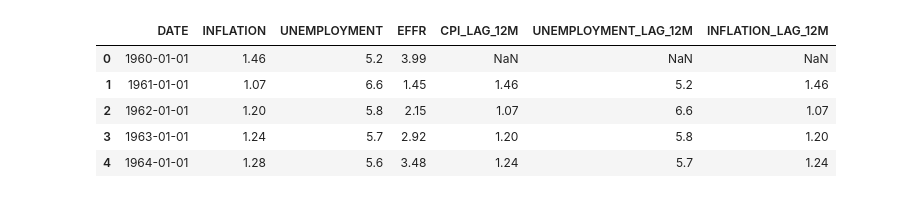
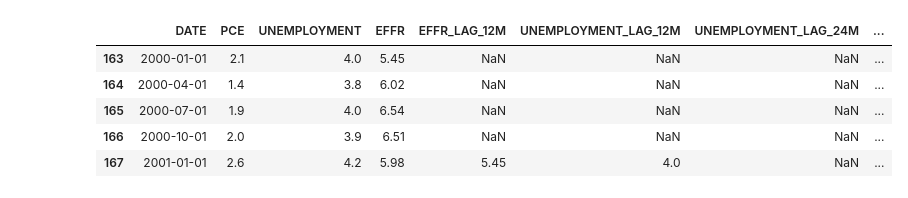
Before and after one commit to himalayahall/DATA608, a Jupyter notebook: Story 2/Story2.ipynb, the cells around one changed output. Saved outputs shown, nothing was run; the diff lists cells and outputs as text; code cells hidden in the pictures.

```diff
--- a/Story 2/Story2.ipynb
+++ b/Story 2/Story2.ipynb
@@ -59,0 +53,4 @@ inflation.head()
+# %%
+pce = pd.read_csv('pce.csv')
+print(len(pce))
+pce.tail(n = 20)
@@ -60,6 +76,6 @@ inflation.head()
 # %%
-merged = unrate.merge(inflation, on='DATE')
-merged = merged.merge(effr, on='DATE')
+merged = effr.merge(unrate, on='DATE')
+merged = merged.merge(pce, on='DATE')
 
 unrate_col = merged.pop('UNEMPLOYMENT')
 effr_col = merged.pop('EFFR')
@@ -80,0 +97,3 @@ merged.head()
+# %%
+merged = merged[merged['DATE'] >= '2000-01-01']
+merged.head(n = 10)
@@ -81,11 +121,18 @@ merged.head()
 # %%
-merged['INFLATION_LAG_12M'] = merged['INFLATION'].shift(1)
-merged['UNEMPLOYMENT_LAG_12M'] = merged['UNEMPLOYMENT'].shift(1)
+merged['EFFR_LAG_12M'] = merged['EFFR'].shift(4)
+
+merged['UNEMPLOYMENT_LAG_12M'] = merged['UNEMPLOYMENT'].shift(4)
+merged['UNEMPLOYMENT_LAG_24M'] = merged['UNEMPLOYMENT'].shift(8)
+
+merged['PCE_LAG_6M'] = merged['PCE'].shift(2)
+merged['PCE_LAG_12M'] = merged['PCE'].shift(4)
+merged['PCE_LAG_24M'] = merged['PCE'].shift(8)
+
 merged.head()
 # %% [output]
-|  | DATE | INFLATION | UNEMPLOYMENT | EFFR | CPI_LAG_12M | UNEMPLOYMENT_LAG_12M | INFLATION_LAG_12M |
-| 0 | 1960-01-01 | 1.46 | 5.2 | 3.99 | NaN | NaN | NaN |
-| 1 | 1961-01-01 | 1.07 | 6.6 | 1.45 | 1.46 | 5.2 | 1.46 |
-| 2 | 1962-01-01 | 1.20 | 5.8 | 2.15 | 1.07 | 6.6 | 1.07 |
-| 3 | 1963-01-01 | 1.24 | 5.7 | 2.92 | 1.20 | 5.8 | 1.20 |
-| 4 | 1964-01-01 | 1.28 | 5.6 | 3.48 | 1.24 | 5.7 | 1.24 |
+|  | DATE | PCE | UNEMPLOYMENT | EFFR | EFFR_LAG_12M | UNEMPLOYMENT_LAG_12M | UNEMPLOYMENT_LAG_24M | ... |
+| 163 | 2000-01-01 | 2.1 | 4.0 | 5.45 | NaN | NaN | NaN | ... |
+| 164 | 2000-04-01 | 1.4 | 3.8 | 6.02 | NaN | NaN | NaN | ... |
+| 165 | 2000-07-01 | 1.9 | 4.0 | 6.54 | NaN | NaN | NaN | ... |
+| 166 | 2000-10-01 | 2.0 | 3.9 | 6.51 | NaN | NaN | NaN | ... |
+| 167 | 2001-01-01 | 2.6 | 4.2 | 5.98 | 5.45 | 4.0 | NaN | ... |
```
Also changed, not shown: parts of 30 cells of this notebook, 2 other files.
